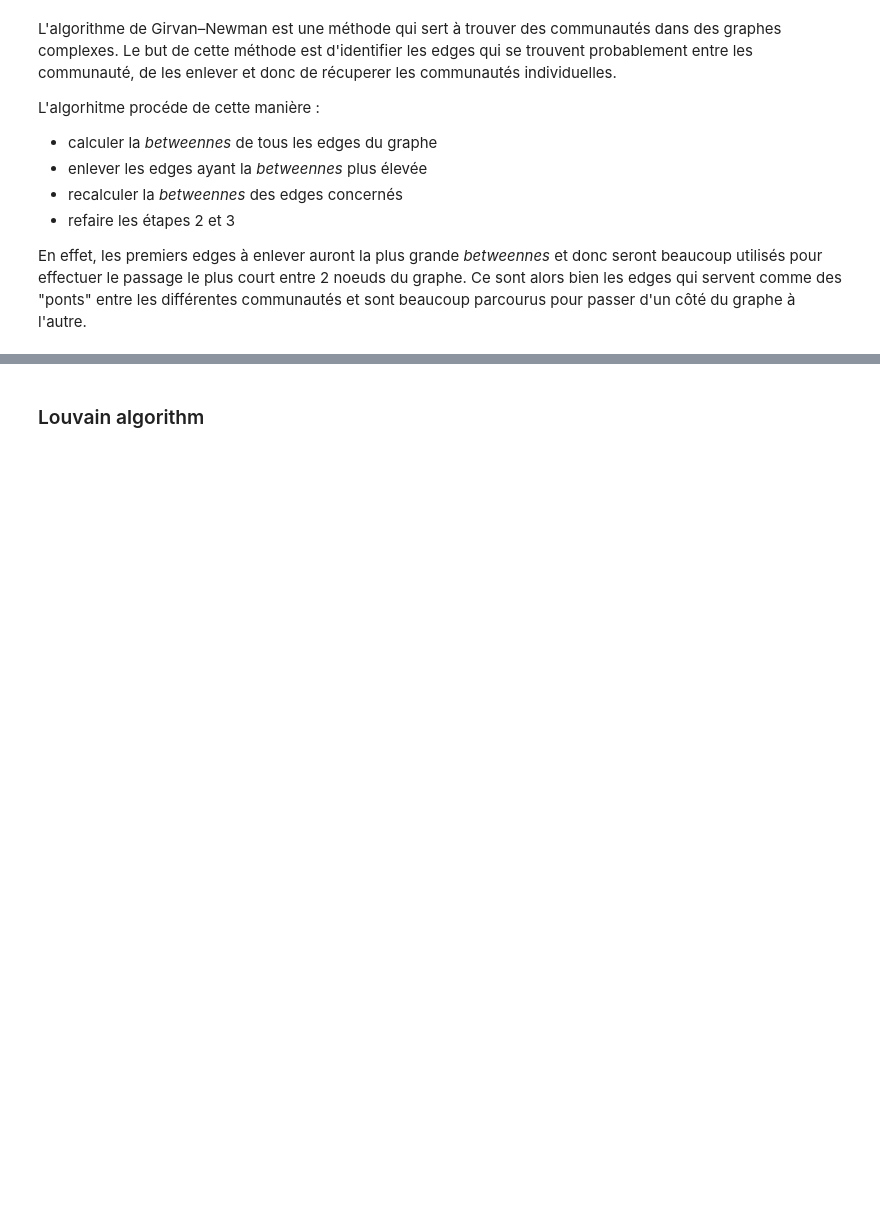
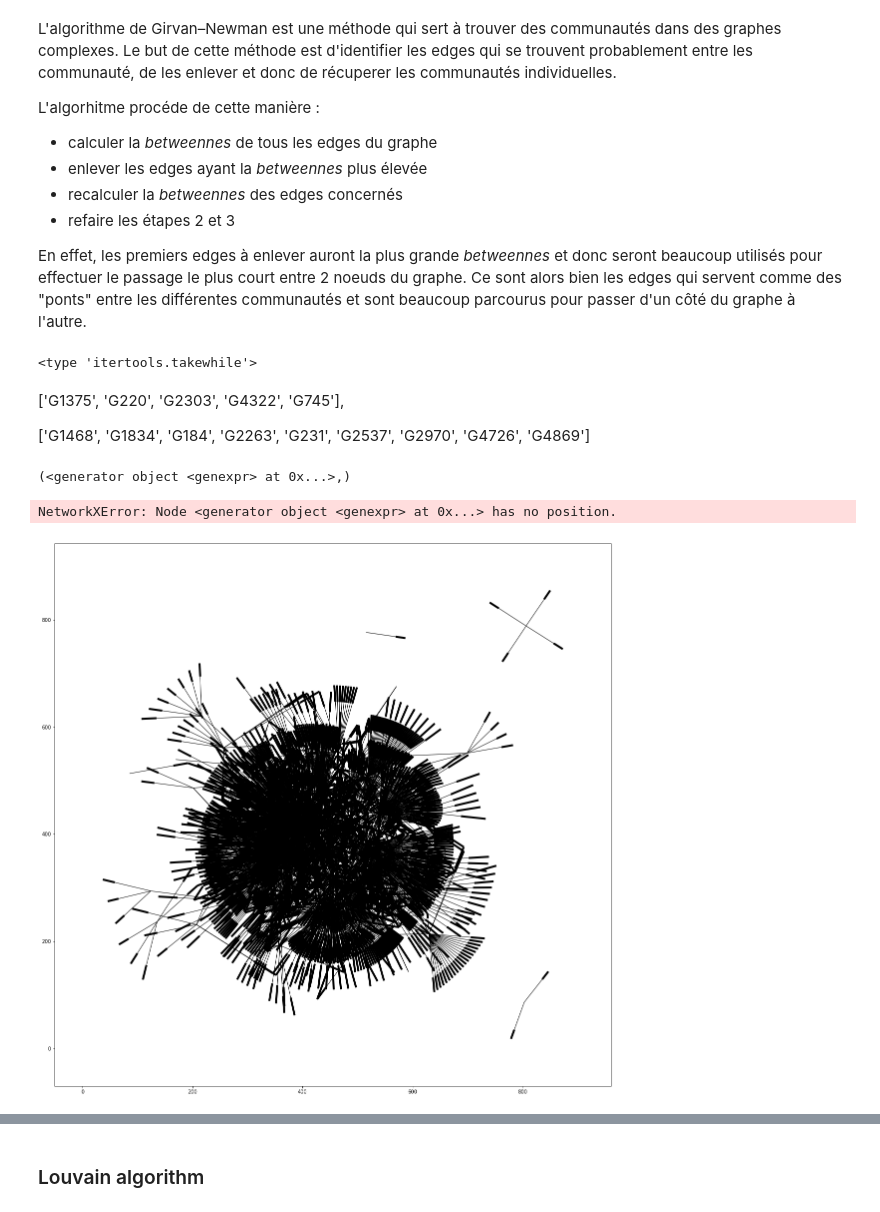
Before and after one commit to RuzickaJiri/Computer_Sciences, a Jupyter notebook: Graph_Theory.ipynb, the cells around one changed output, grey strips where cells are left out. Cells and saved outputs as stored; diff of their text form; code cells hidden in the pictures; blank space fills up the shorter version.

```diff
--- a/Graph_Theory.ipynb
+++ b/Graph_Theory.ipynb
@@ -253,4 +261,5 @@ comp = ntx.algorithms.community.centrality.girvan_newman(G)
 # %%
 limited = itertools.takewhile(lambda c: len(c) <= k, comp)
-for communities in limited:
-    print(tuple(comm for comm in communities))
+print(type(limited))
+# %% [output]
+<type 'itertools.takewhile'>
@@ -256,0 +269,13 @@ for communities in limited:
+# %% [markdown]
+['G1375', 'G220', 'G2303', 'G4322', 'G745'],
+
+['G1468', 'G1834', 'G184', 'G2263', 'G231', 'G2537', 'G2970', 'G4726', 'G4869']
+# %%
+print(tuple(comm_list))
+# %% [output]
+(<generator object <genexpr> at 0x...>,)
+# %%
+draw_agraph(G, [comm_list])
+# %% [output]
+NetworkXError: Node <generator object <genexpr> at 0x...> has no position.
+[figure, added]
```
Also changed, not shown: parts of 31 cells of this notebook.
